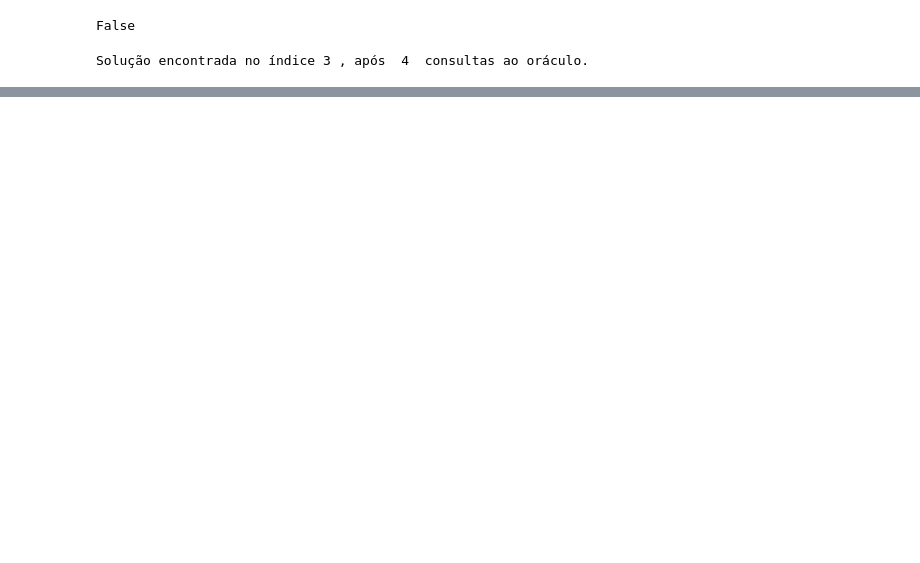
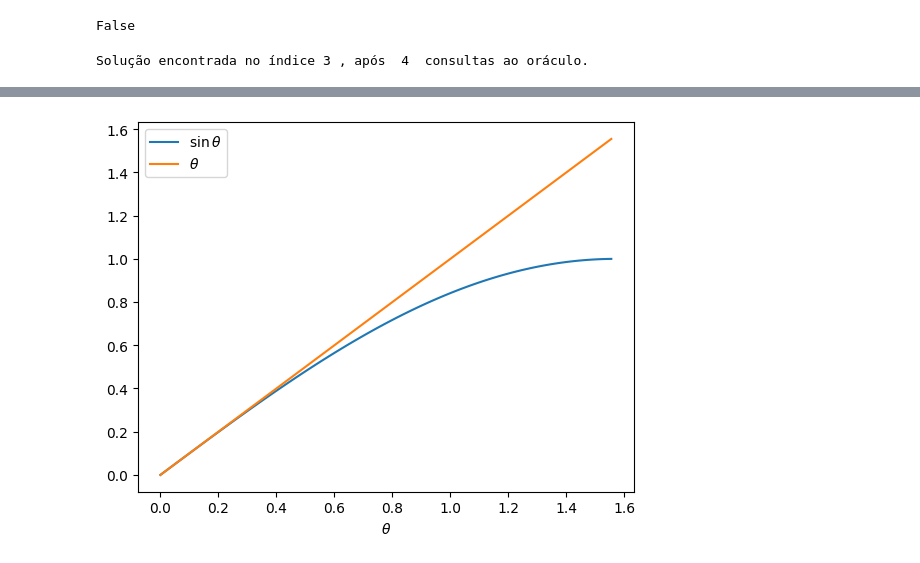
Before and after one commit to jonasmaziero/computacao_quantica_qiskit_sbf_2024, a Jupyter notebook: 10_Grover.ipynb, the cells around one changed output, grey strips where cells are left out. Drawn from its saved outputs; the diff is of its cells as text; code cells hidden in the pictures; blank space fills up the shorter version.

```diff
--- a/10_Grover.ipynb
+++ b/10_Grover.ipynb
@@ -463,0 +576,14 @@ Solução encontrada no índice 3 , após  4  consultas ao oráculo.
+# %%
+import numpy as np
+import math
+import matplotlib.pyplot as plt
+th = np.arange(0,math.pi/2,(math.pi/2)/100)
+y1 = np.sin(th)
+y2 = th
+plt.plot(th,y1,label=r'$\sin\theta$')
+plt.plot(th,y2,label=r'$\theta$')
+plt.xlabel(r'$\theta$')
+plt.legend()
+plt.show()
+# %% [output]
+[figure, added]
```
Also changed, not shown: parts of 54 cells of this notebook, 2 other files.
